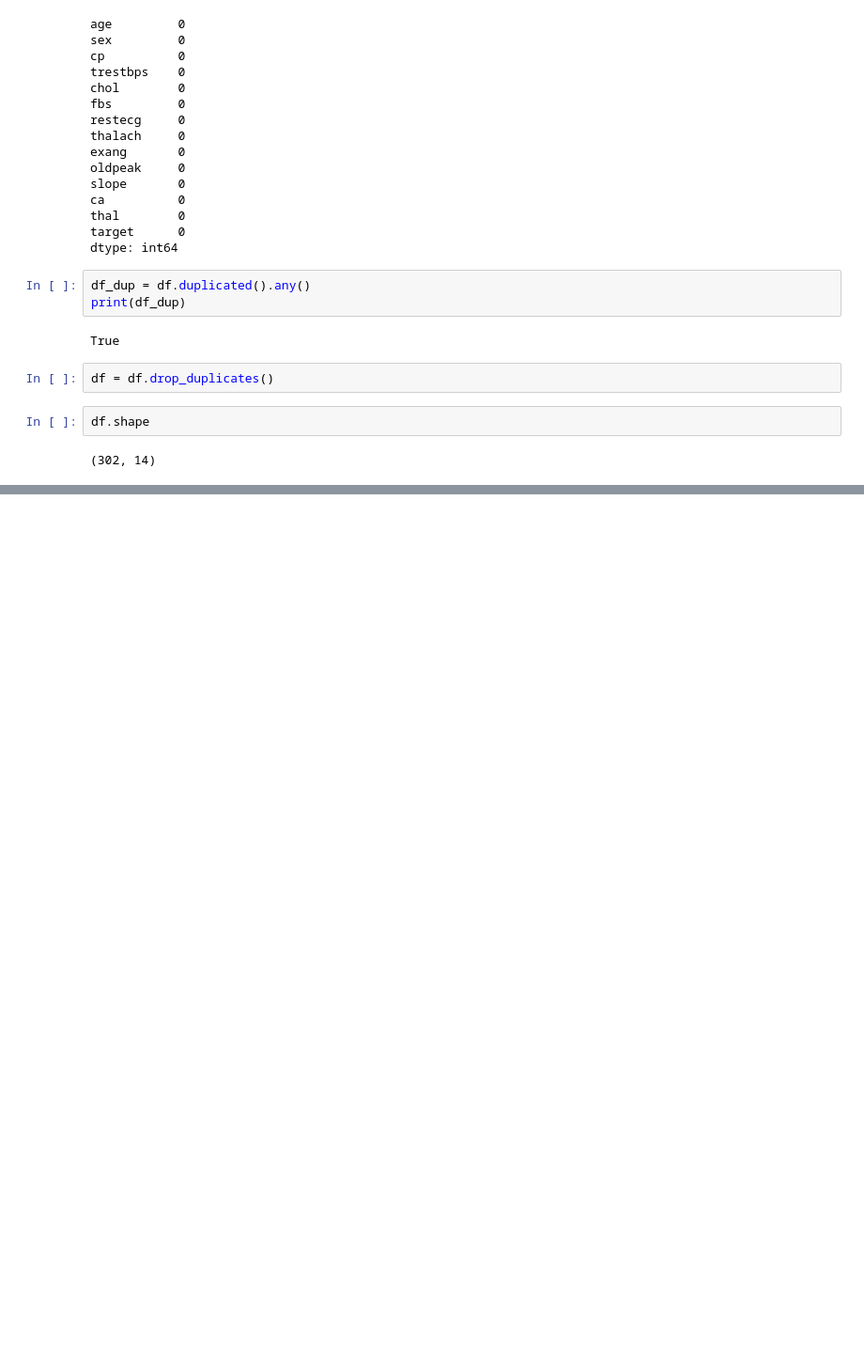
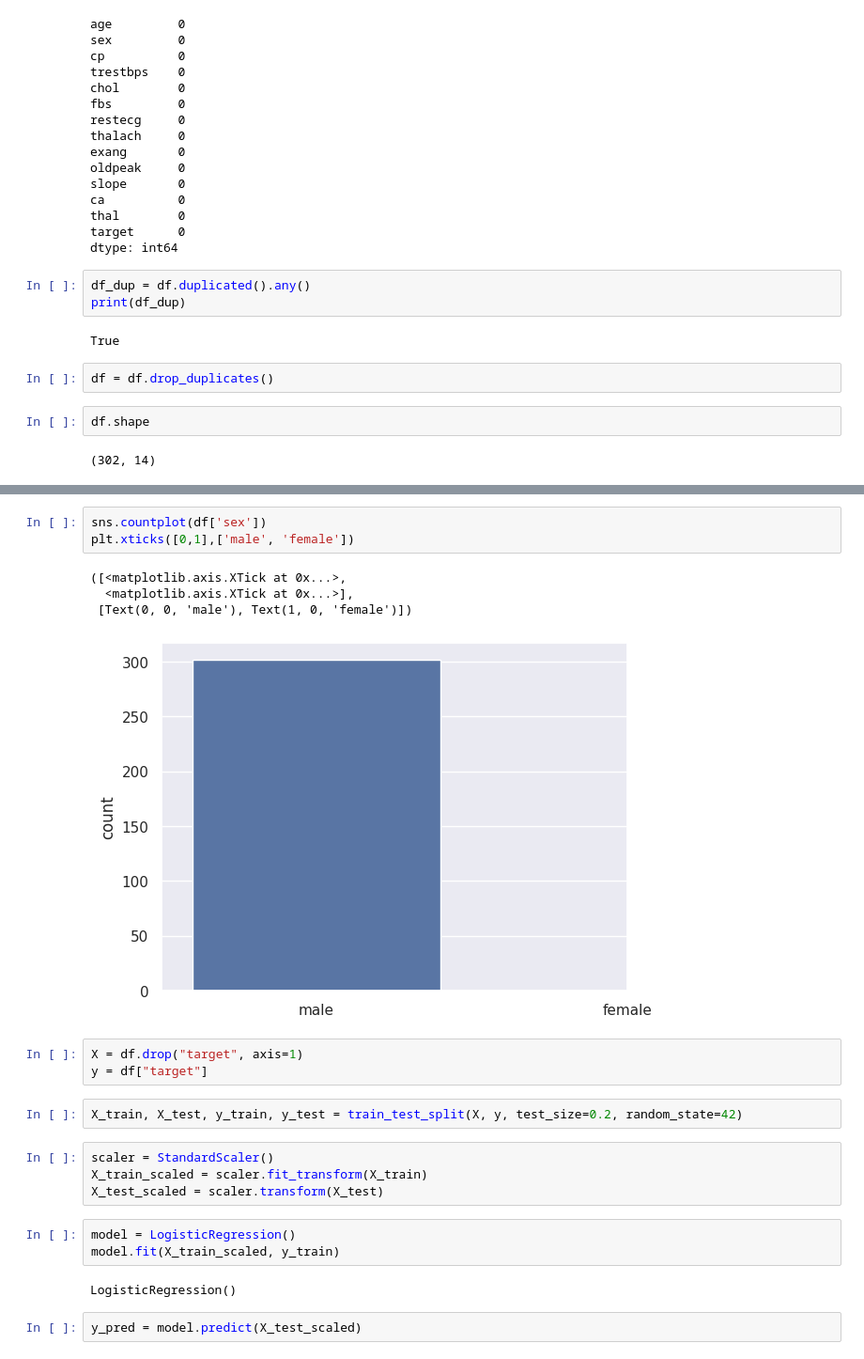
Before and after one commit to Nahsc0/python-data-science, a Jupyter notebook: Heart_Diseases_Prediction/Heart Diseases Prediction Model.ipynb, the cells around one changed output, grey strips where cells are left out. Shown at 94% size. Cells and saved outputs as stored; diff of their text form; blank space fills up the shorter version.

Commit message:
completed the machine learning prediction model

```diff
--- a/Heart_Diseases_Prediction/Heart Diseases Prediction Model.ipynb
+++ b/Heart_Diseases_Prediction/Heart Diseases Prediction Model.ipynb
@@ -95,0 +156,24 @@ df.describe()
+# %%
+sns.countplot(df['sex'])
+plt.xticks([0,1],['male', 'female'])
+# %% [output]
+([<matplotlib.axis.XTick at 0x...>,
+  <matplotlib.axis.XTick at 0x...>],
+ [Text(0, 0, 'male'), Text(1, 0, 'female')])
+[figure, added]
+# %%
+X = df.drop("target", axis=1)
+y = df["target"]
+# %%
+X_train, X_test, y_train, y_test = train_test_split(X, y, test_size=0.2, random_state=42)
+# %%
+scaler = StandardScaler()
+X_train_scaled = scaler.fit_transform(X_train)
+X_test_scaled = scaler.transform(X_test)
+# %%
+model = LogisticRegression()
+model.fit(X_train_scaled, y_train)
+# %% [output]
+LogisticRegression()
+# %%
+y_pred = model.predict(X_test_scaled)
```
Also changed, not shown: parts of 10 cells of this notebook.
